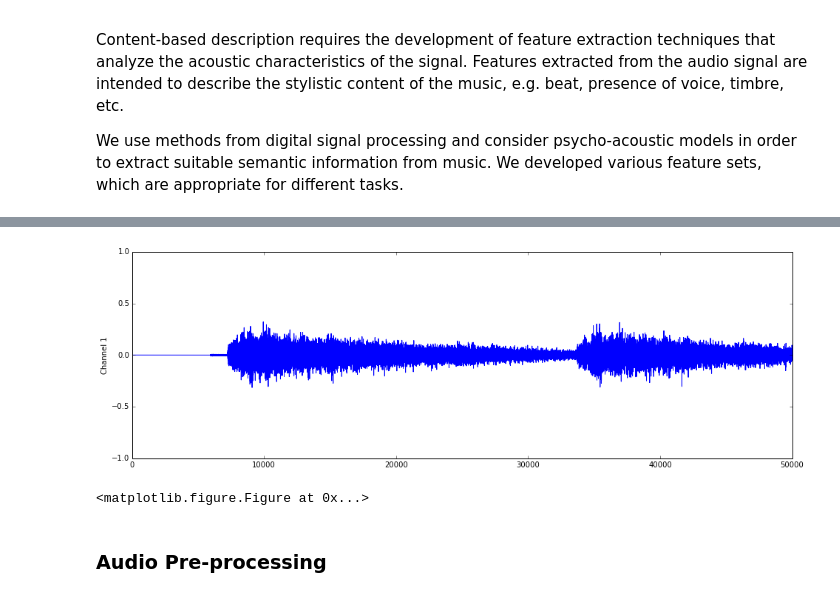
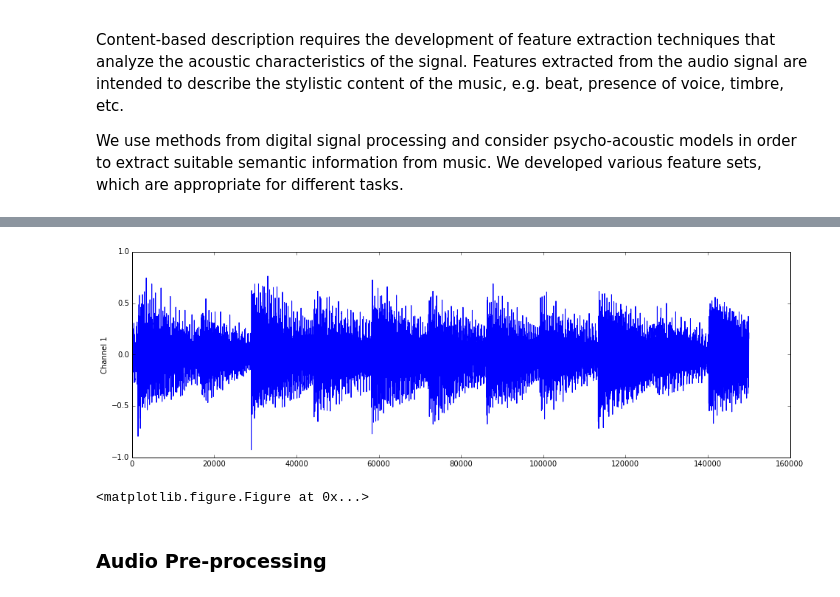
Before and after one commit to tuwien-musicir/rp_extract, a Jupyter notebook: RP_extract Tutorial.ipynb, the cells around one changed output, grey strips where cells are left out. Cells and saved outputs as stored; diff of their text form; code cells hidden in the pictures.

Commit message:
updated to generic audiofile_read

```diff
--- a/RP_extract Tutorial.ipynb
+++ b/RP_extract Tutorial.ipynb
@@ -135,0 +112,6 @@ wavedata = wavedata / float(divisor)
+# %%
+# provide/adjust the path to your wav or mp3 file
+
+audiofile = "myaudio.wav"
+
+samplerate, samplewidth, wavedata = audiofile_read(audiofile)
@@ -135,0 +124,4 @@ wavedata = wavedata / float(divisor)
+# %%
+# ONLY use this if you don't want to normalize. RP_extract NEEDS normalization
+
+samplerate, samplewidth, wavedata = audiofile_read(audiofile, normalize=False)
@@ -141,7 +151,7 @@ plotstereo_waveform(wavedata, 16, 5);
 # %%
-plotmono_waveform(wavedata[0:50000], 16,5)
+plotmono_waveform(wavedata[0:150000], 16,5)
 # %% [output]
-[figure, old version]
+[figure, new version]
 <matplotlib.figure.Figure at 0x...>
 # %% [markdown]
 ### Audio Pre-processing
```
Also changed, not shown: parts of 23 cells of this notebook.
